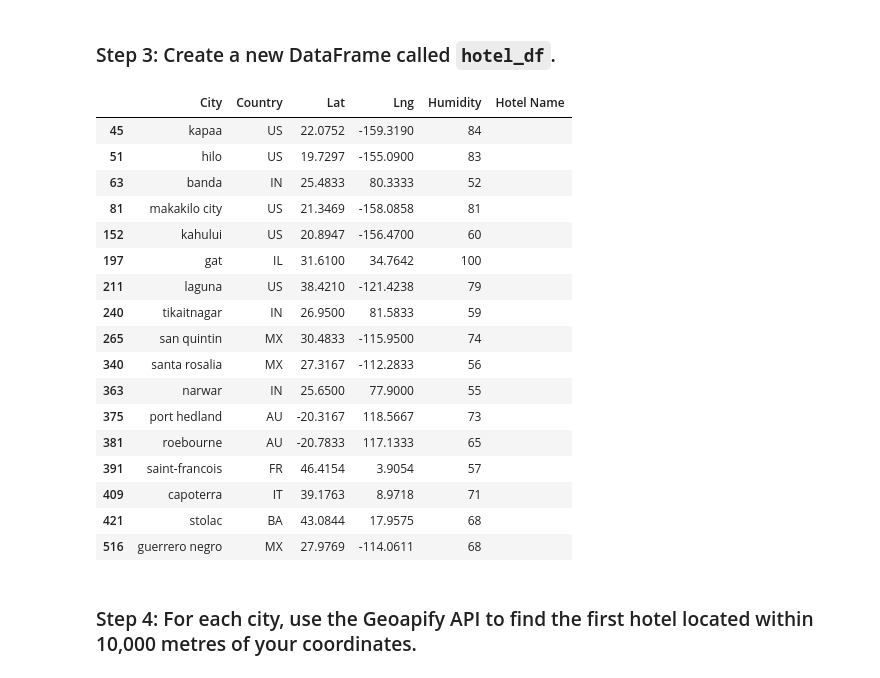
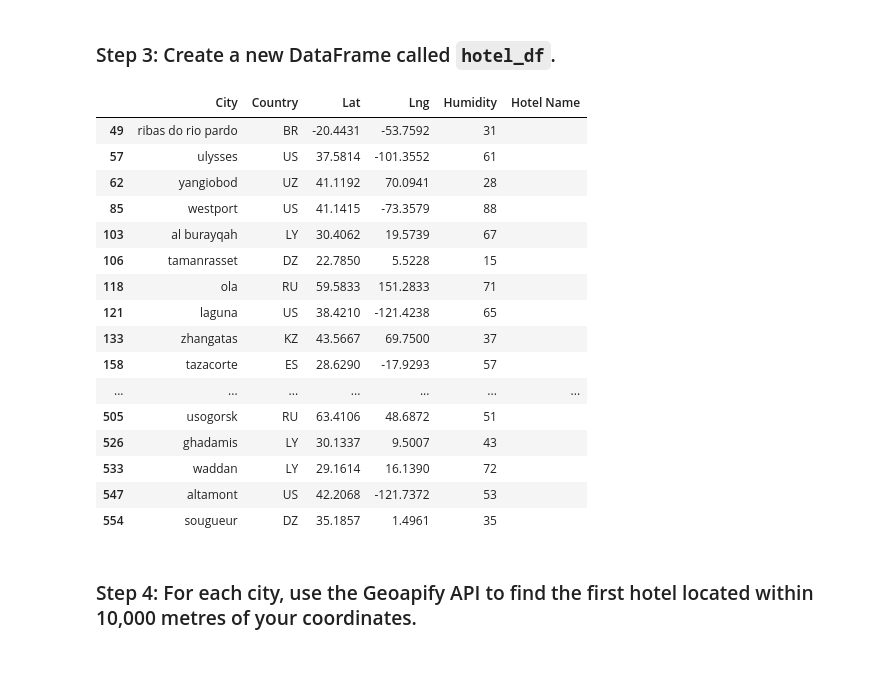
Before and after one commit to ReiannaLiu/python-api-challenge, a Jupyter notebook: VacationPy/VacationPy.ipynb, the cells around one changed output. Drawn from its saved outputs; the diff is of its cells as text; code cells hidden in the pictures.

```diff
--- a/VacationPy/VacationPy.ipynb
+++ b/VacationPy/VacationPy.ipynb
@@ -18,6 +17,6 @@ ModuleNotFoundError: No module named 'api_keys'
 # %%
 # Load the CSV file created in Part 1 into a Pandas DataFrame
-city_data_df = pd.read_csv("output_data/cities.csv")
+city_data_df = pd.read_csv("../output_data/cities.csv")
 
 # Display sample data
 city_data_df.head()
@@ -46,12 +55,12 @@ city_data_df.head()
 ### Step 2: Narrow down the `city_data_df` DataFrame to find your ideal weather condition
 # %%
 # Narrow down cities that fit criteria and drop any results with null values
-# YOUR CODE HERE
+narrow_city_df = city_data_df.loc[(city_data_df["Max Temp"] > 294) & (city_data_df["Max Temp"] < 300) & (city_data_df["Wind Speed"] < 10) & (city_data_df["Cloudiness"] == 0)]
 
 # Drop any rows with null values
-# YOUR CODE HERE
+narrow_city_df = narrow_city_df.dropna()
 
 # Display sample data
-# YOUR CODE HERE
+narrow_city_df
 # %% [output]
 |  | City_ID | City | Lat | Lng | Max Temp | Humidity | Cloudiness | Wind Speed | Country | Date |
@@ -76,32 +84,31 @@ city_data_df.head()
 ### Step 3: Create a new DataFrame called `hotel_df`.
 # %%
 # Use the Pandas copy function to create DataFrame called hotel_df to store the city, country, coordinates, and humidity
-# YOUR CODE HERE
+hotel_df = narrow_city_df[["City", "Country", "Lat", "Lng", "Humidity"]].copy()
 
 # Add an empty column, "Hotel Name," to the DataFrame so you can store the hotel found using the Geoapify API
-# YOUR CODE HERE
+hotel_df["Hotel Name"] = ""
 
 # Display sample data
-# YOUR CODE HERE
+hotel_df
 # %% [output]
 |  | City | Country | Lat | Lng | Humidity | Hotel Name |
-| 45 | kapaa | US | 22.0752 | -159.3190 | 84 |  |
-| 51 | hilo | US | 19.7297 | -155.0900 | 83 |  |
-| 63 | banda | IN | 25.4833 | 80.3333 | 52 |  |
-| 81 | makakilo city | US | 21.3469 | -158.0858 | 81 |  |
-| 152 | kahului | US | 20.8947 | -156.4700 | 60 |  |
-| 197 | gat | IL | 31.6100 | 34.7642 | 100 |  |
-| 211 | laguna | US | 38.4210 | -121.4238 | 79 |  |
-| 240 | tikaitnagar | IN | 26.9500 | 81.5833 | 59 |  |
-| 265 | san quintin | MX | 30.4833 | -115.9500 | 74 |  |
-| 340 | santa rosalia | MX | 27.3167 | -112.2833 | 56 |  |
-| 363 | narwar | IN | 25.6500 | 77.9000 | 55 |  |
-| 375 | port hedland | AU | -20.3167 | 118.5667 | 73 |  |
-| 381 | roebourne | AU | -20.7833 | 117.1333 | 65 |  |
-| 391 | saint-francois | FR | 46.4154 | 3.9054 | 57 |  |
-| 409 | capoterra | IT | 39.1763 | 8.9718 | 71 |  |
-| 421 | stolac | BA | 43.0844 | 17.9575 | 68 |  |
-| 516 | guerrero negro | MX | 27.9769 | -114.0611 | 68 |  |
+| 49 | ribas do rio pardo | BR | -20.4431 | -53.7592 | 31 |  |
+| 57 | ulysses | US | 37.5814 | -101.3552 | 61 |  |
+| 62 | yangiobod | UZ | 41.1192 | 70.0941 | 28 |  |
+| 85 | westport | US | 41.1415 | -73.3579 | 88 |  |
+| 103 | al burayqah | LY | 30.4062 | 19.5739 | 67 |  |
+| 106 | tamanrasset | DZ | 22.7850 | 5.5228 | 15 |  |
+| 118 | ola | RU | 59.5833 | 151.2833 | 71 |  |
+| 121 | laguna | US | 38.4210 | -121.4238 | 65 |  |
+| 133 | zhangatas | KZ | 43.5667 | 69.7500 | 37 |  |
+| 158 | tazacorte | ES | 28.6290 | -17.9293 | 57 |  |
+| ... | ... | ... | ... | ... | ... | ... |
+| 505 | usogorsk | RU | 63.4106 | 48.6872 | 51 |  |
+| 526 | ghadamis | LY | 30.1337 | 9.5007 | 43 |  |
+| 533 | waddan | LY | 29.1614 | 16.1390 | 72 |  |
+| 547 | altamont | US | 42.2068 | -121.7372 | 53 |  |
+| 554 | sougueur | DZ | 35.1857 | 1.4961 | 35 |  |
 # %% [markdown]
 ### Step 4: For each city, use the Geoapify API to find the first hotel located within 10,000 metres of your coordinates.
 # %%
```
Also changed, not shown: parts of 8 cells of this notebook, 2 other files.
